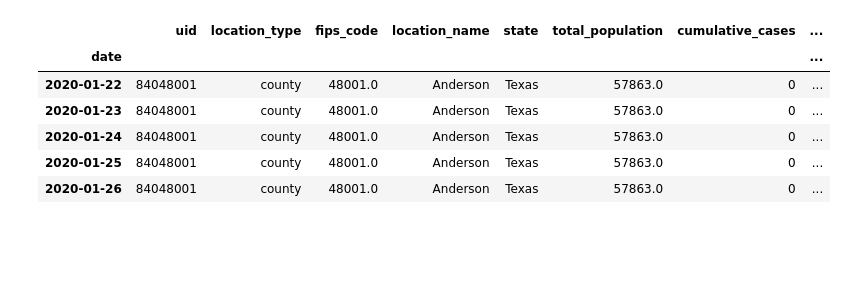
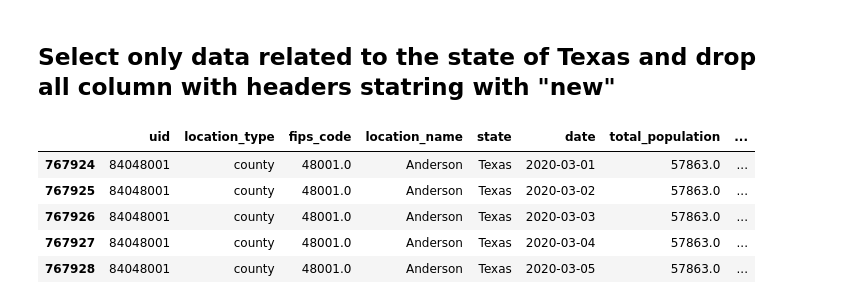
Before and after one commit to inkosi-codes/Covid-19-and-Low-Income-Communities, a Jupyter notebook: src/Covid_and_low_income_communities.ipynb, the cells around one changed output. Cells and saved outputs as stored; diff of their text form; code cells hidden in the pictures; blank space fills up the shorter version.

Commit message:
Updateed Notebook cleaned up data

```diff
--- a/src/Covid_and_low_income_communities.ipynb
+++ b/src/Covid_and_low_income_communities.ipynb
@@ -30,6 +36,6 @@ for csv in dataset_filelist:
             elif csv == dataset_filelist[1]:
                covid_dataset2 =  (os.path.join(root, csv))
             elif csv == dataset_filelist[2]:
-               unemployemet_dataset =  (os.path.join(root, csv))
+               unemployment_dataset =  (os.path.join(root, csv))
             else:
                 texas_median_income = (os.path.join(root, csv))
@@ -92,5 +109,3 @@ Texas_ConfirmedByCounty_Covid.head()
 | 2601 | 2020-11-13 00:26:19 UTC | county | Texas | Angelina | Angelina, Texas, US | 48005.0 | 31.254573 | -94.609015 | ... |
 | 2602 | 2020-11-13 00:26:19 UTC | county | Texas | Aransas | Aransas, Texas, US | 48007.0 | 28.105562 | -96.999505 | ... |
 | 2603 | 2020-11-13 00:26:19 UTC | county | Texas | Archer | Archer, Texas, US | 48009.0 | 33.615700 | -98.687546 | ... |
-# %%
-CaseDeathsBy_County_timeseries = CaseDeathsBy_County_timeseries.set_index('date')
@@ -97,17 +123,19 @@ CaseDeathsBy_County_timeseries = CaseDeathsBy_County_timeseries.set_index('date'
+# %% [markdown]
+## Select only data related to the state of Texas and drop all column with headers statring with "new"
 # %%
 columns_todrop = []
-Texas_CaseDeathsBy_County_timeseries = CaseDeathsBy_County_timeseries.loc[CaseDeathsBy_County_timeseries['state'] == 'Texas']
+Texas_CaseDeathsBy_County_timeseries = CaseDeathsBy_County_timeseries.loc[(CaseDeathsBy_County_timeseries['state'] == 'Texas') & (CaseDeathsBy_County_timeseries['location_name'] != 'Unassigned') & (CaseDeathsBy_County_timeseries['location_name'] != 'Out of TX')]
+Texas_CaseDeathsBy_County_timeseries = Texas_CaseDeathsBy_County_timeseries.loc[Texas_CaseDeathsBy_County_timeseries['date'] >= '2020-03-01']
 for column in Texas_CaseDeathsBy_County_timeseries.columns:
     if column.startswith('new'):
         columns_todrop.append(column)
 for drop in columns_todrop:
     Texas_CaseDeathsBy_County_timeseries = Texas_CaseDeathsBy_County_timeseries.drop(columns=drop)
 Texas_CaseDeathsBy_County_timeseries.head()
 # %% [output]
-|  | uid | location_type | fips_code | location_name | state | total_population | cumulative_cases | ... |
-| date |  |  |  |  |  |  |  | ... |
-| 2020-01-22 | 84048001 | county | 48001.0 | Anderson | Texas | 57863.0 | 0 | ... |
-| 2020-01-23 | 84048001 | county | 48001.0 | Anderson | Texas | 57863.0 | 0 | ... |
-| 2020-01-24 | 84048001 | county | 48001.0 | Anderson | Texas | 57863.0 | 0 | ... |
-| 2020-01-25 | 84048001 | county | 48001.0 | Anderson | Texas | 57863.0 | 0 | ... |
-| 2020-01-26 | 84048001 | county | 48001.0 | Anderson | Texas | 57863.0 | 0 | ... |
+|  | uid | location_type | fips_code | location_name | state | date | total_population | ... |
+| 767924 | 84048001 | county | 48001.0 | Anderson | Texas | 2020-03-01 | 57863.0 | ... |
+| 767925 | 84048001 | county | 48001.0 | Anderson | Texas | 2020-03-02 | 57863.0 | ... |
+| 767926 | 84048001 | county | 48001.0 | Anderson | Texas | 2020-03-03 | 57863.0 | ... |
+| 767927 | 84048001 | county | 48001.0 | Anderson | Texas | 2020-03-04 | 57863.0 | ... |
+| 767928 | 84048001 | county | 48001.0 | Anderson | Texas | 2020-03-05 | 57863.0 | ... |
```
Also changed, not shown: parts of 25 cells of this notebook.
